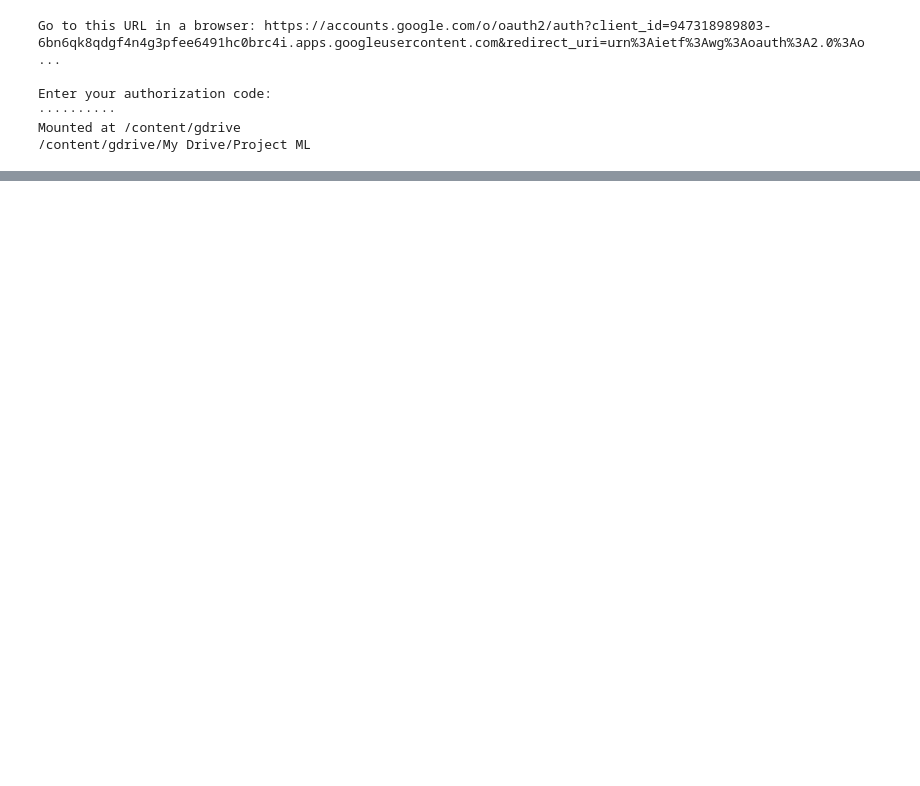
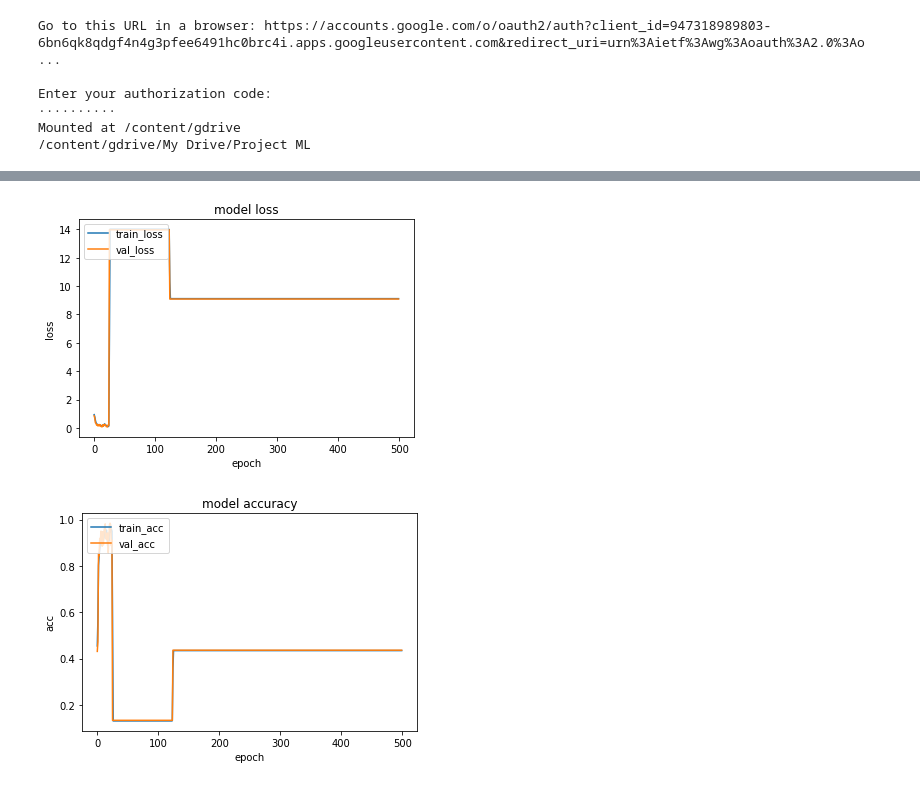
Before and after one commit to machine-learning-2018-2019-fasilkom-ui/3ML, a Jupyter notebook: cloud_classification.ipynb, the cells around one changed output, grey strips where cells are left out. Saved outputs shown, nothing was run; the diff lists cells and outputs as text; code cells hidden in the pictures; blank space fills up the shorter version.

Commit message:
cross validation, dropout regularization, and grid search

```diff
--- a/cloud_classification.ipynb
+++ b/cloud_classification.ipynb
@@ -61 +110,14 @@ def load_data(size):
+# %%
+# Split a dataset into k folds
+def cross_validation_split(dataset, folds=3):
+	dataset_split = list()
+	dataset_copy = list(dataset)
+	fold_size = int(len(dataset) / folds)
+	for i in range(folds):
+		fold = list()
+		while len(fold) < fold_size:
+			index = randrange(len(dataset_copy))
+			fold.append(dataset_copy.pop(index))
+		dataset_split.append(fold)
+	return dataset_split
 # %%
@@ -95,0 +209,55 @@ def cnn_model_fn():
+# %%
+# load all data
+data, label, _ , _ = load_data(128, 0)
+
+# Cross validation, generate index for each fold
+folds = cross_validation_split(range(len(data)),3)
+
+# Grid Search for number of filters and kernel size
+num_filter_list = [[6,16]]
+kernel_size_list = [[5,5]]
+
+result = []
+for num_filter in num_filter_list:
+  for kernel_size in kernel_size_list:
+
+    # Train for each fold
+    for fold_id in range(len(folds)):
+
+      # Get test data for current fold
+      test_id = folds[fold_id]
+      test_data = data[test_id]
+      test_label = label[test_id]
+
+
+      # Get train data
+      train_id = []
+      for i in range(len(folds)):
+        if i != test_id:
+          train_id += folds[i]
+      print(train_id)
+
+      train_data = data[train_id]
+      train_label = label[train_id]
+
+
+      # Build model
+      model = cnn_model_fn(num_filter, kernel_size)
+      model.compile(optimizer = 'adam', loss = 'categorical_crossentropy', metrics = ['accuracy'])
+
+      # Training
+      model.fit(train_data ,train_label, batch_size = 64, epochs = 500, validation_data=(test_data,test_label))#, callbacks=[tensorboard, checkpoint])
+
+      # Plot loss and accuracy graph
+      plotLoss(model.history)
+
+      # Testing
+      scores = model.evaluate(test_data, test_label, batch_size=1, verbose=1)
+      print('\nTest result: %.3f loss: %.3f' % (scores[1]*100,scores[0]))
+      print(scores)
+      result.append([num_filter, kernel_size, test_id, scores[1]*100])
+
+
+result = pd.DataFrame(result, columns = ['num_filter', 'kernel_size','fold', 'acc'])
+result.to_csv('result.csv')
+# %% [output]
@@ -95,0 +281,2 @@ def cnn_model_fn():
+[figure, added]
+[figure, added]
```
Also changed, not shown: parts of 16 cells of this notebook.
